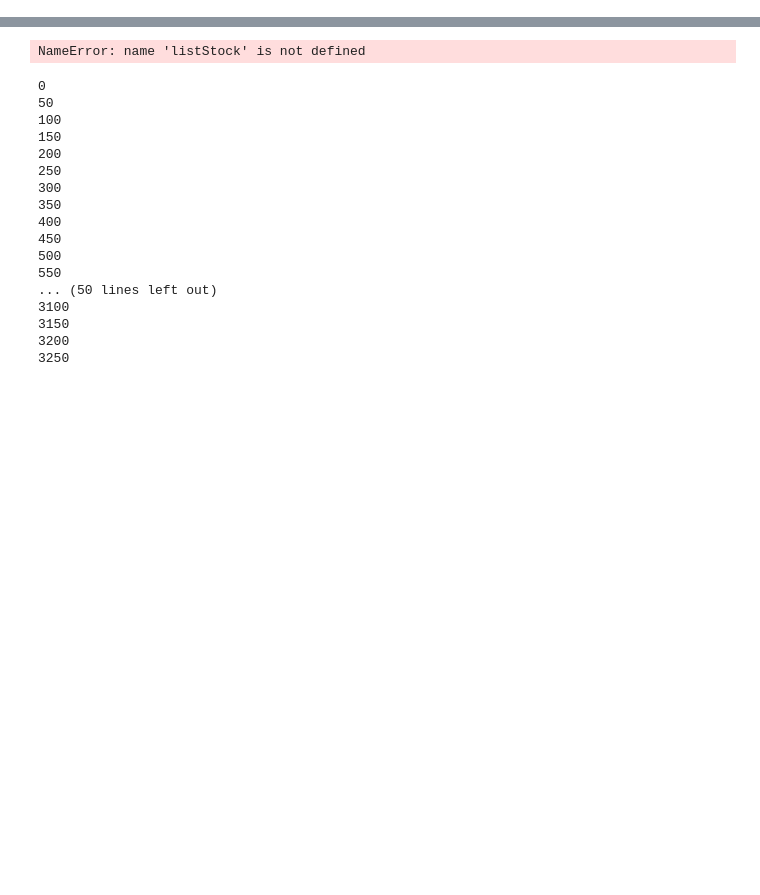
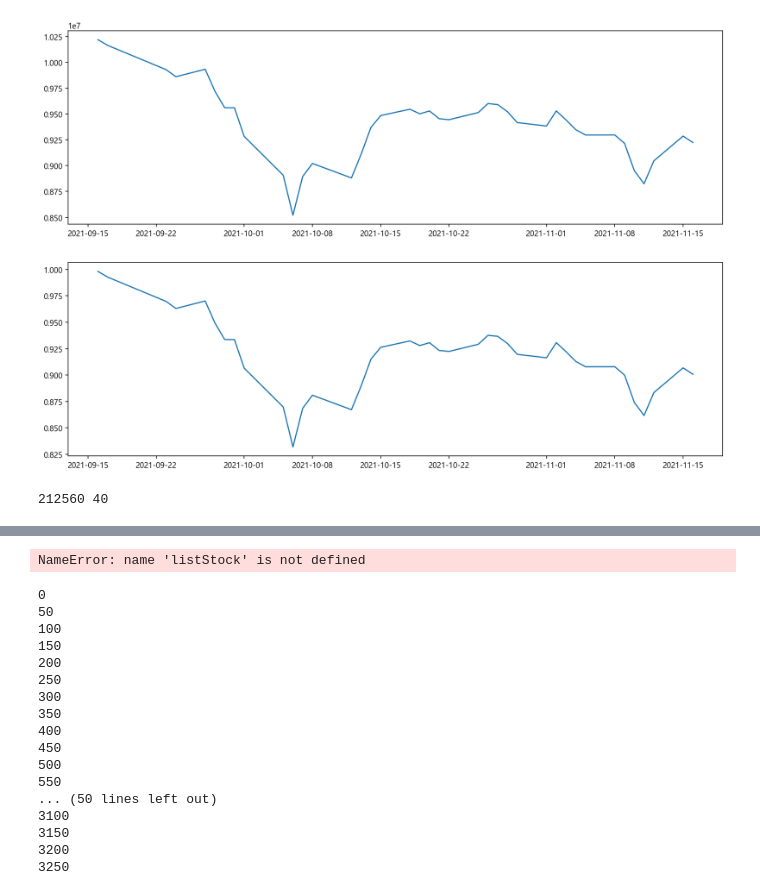
Before and after one commit to malkovich0/FinancePy, a Jupyter notebook: test.ipynb, the cells around one changed output, grey strips where cells are left out. Cells and saved outputs as stored; diff of their text form; code cells hidden in the pictures; blank space fills up the shorter version.

```diff
--- a/test.ipynb
+++ b/test.ipynb
@@ -24,0 +45,4 @@ case.methodStockWeight = 'equal'
+# %%
+with open('/users/malko/PycharmProjects/xing/TradingPlan/trade_plan_202109.pickle','rb') as handle:
+    cases = pickle.load(handle)
+a = set(cases.keys())
@@ -24,0 +51,3 @@ case.methodStockWeight = 'equal'
+# %%
+with open('/users/malko/PycharmProjects/xing/TradingPlan/trade_plan_202109_4분기재무자료기준.pickle','wb') as handle:
+    pickle.dump(case.dictPortfolioTradePlan, handle, protocol=pickle.HIGHEST_PROTOCOL)
@@ -24,0 +94,33 @@ case.methodStockWeight = 'equal'
+# %%
+# with open(f'/Users/malko/PycharmProjects/xing/TradingPlan/trade_plan_{self.periodBuy}.pickle', 'wb') as handle:
+with open(f'/Users/malko/PycharmProjects/xing/TradingPlan/trade_plan_{case.periodBuy}.pickle','rb') as handle:
+    dictPortfolioTradePlan = pickle.load(handle)
+# %%
+from pykrx import stock
+import matplotlib.pyplot as plt
+def outputPortfolioTradeResult(portfolio : dict, dateStart : datetime, dateEnd : datetime):
+    dfPortfolioResult = pd.DataFrame(columns = portfolio.keys())
+    totalBuy = 0
+    for stock_code in portfolio.keys():
+        df_stock = stock.get_market_ohlcv_by_date(ticker = stock_code,fromdate = dateStart,todate=dateEnd,adjusted=False)
+        change_temp = df_stock['등락률']
+        priceStart = df_stock.iat[0,0]
+        totalBuy += priceStart * portfolio[stock_code]['수량']
+        dfPortfolioResult[stock_code] = priceStart * portfolio[stock_code]['수량'] * ((change_temp*0.01+1).cumprod())
+    fig, ax = plt.subplots(2,1,figsize=(15,10))
+    ax[0].plot(dfPortfolioResult.sum(axis=1))
+    ax[1].plot(dfPortfolioResult.sum(axis=1)/totalBuy)
+    plt.show()
+# %%
+outputPortfolioTradeResult(portfolio=dictPortfolioTradePlan,dateStart = datetime(2021,9,16), dateEnd = datetime(2021,11,16))
+# %% [output]
+[figure, added]
+# %%
+portfolio = dictPortfolioTradePlan
+stock_code = list(portfolio.keys())[0]
+quantity = dictPortfolioTradePlan[stock_code]['수량']
+dateStart = datetime(2021,9,16)
+dateEnd = datetime(2021,11,16)
+print(stock_code, quantity)
+# %% [output]
+212560 40
```
Also changed, not shown: parts of 23 cells of this notebook, 8 other files.
